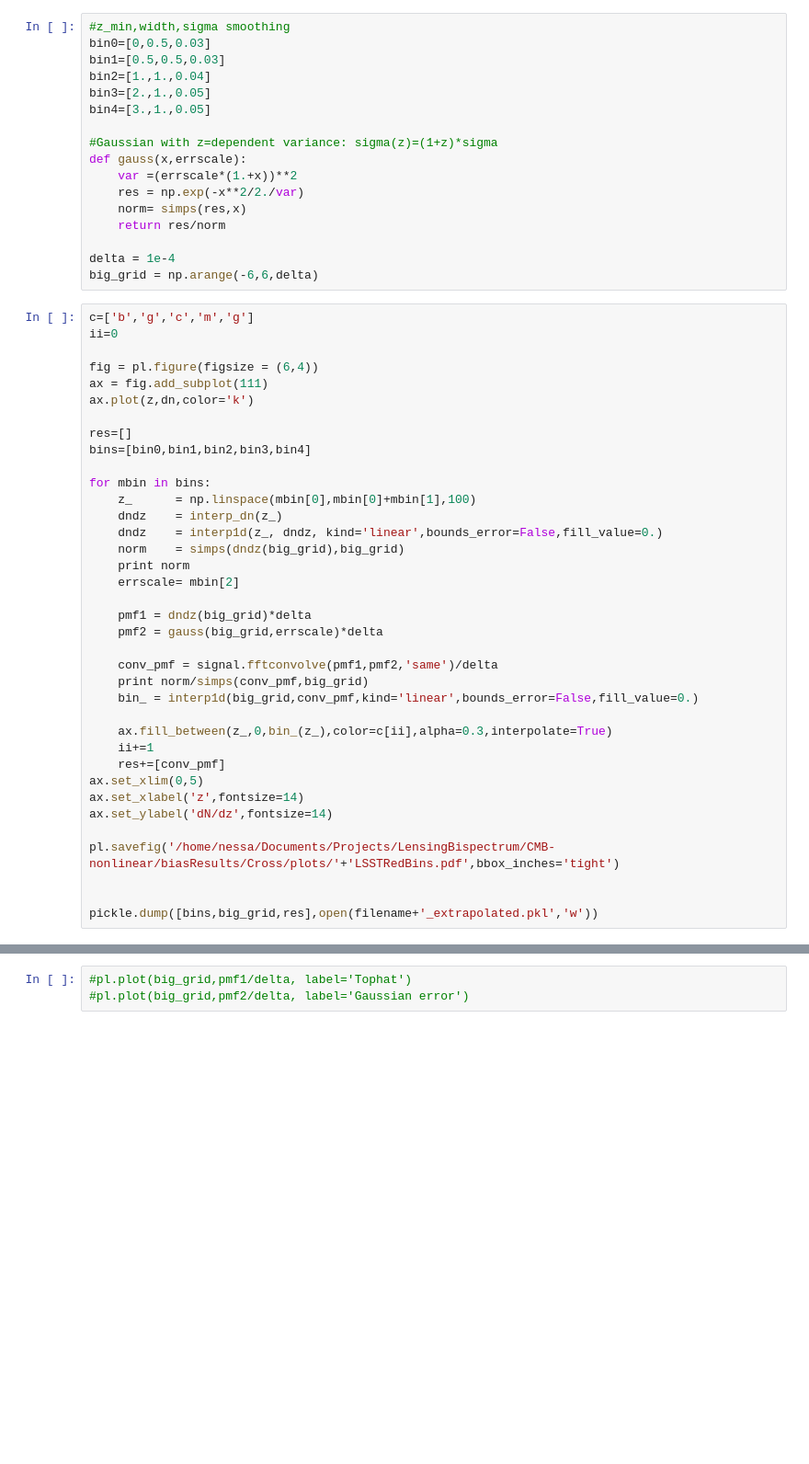
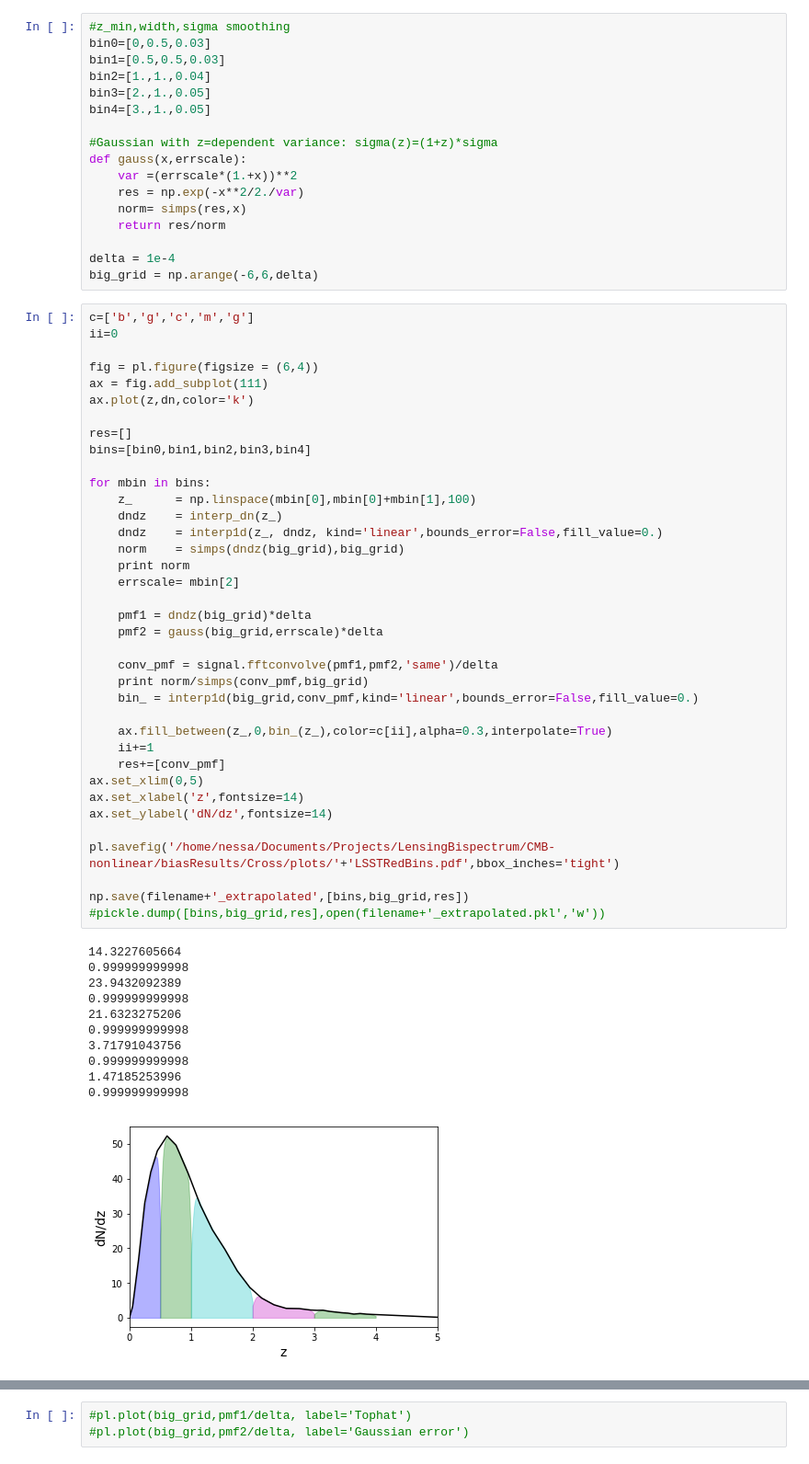
Before and after one commit to VMBoehm/BispectrumBias, a Jupyter notebook: Redshift Distribution LSST.ipynb, the cells around one changed output, grey strips where cells are left out. Shown at 92% size. Saved outputs shown, nothing was run; the diff lists cells and outputs as text; blank space fills up the shorter version.

```diff
--- a/Redshift Distribution LSST.ipynb
+++ b/Redshift Distribution LSST.ipynb
@@ -61,35 +65,47 @@ fig = pl.figure(figsize = (6,4))
 ax = fig.add_subplot(111)
 ax.plot(z,dn,color='k')
 
 res=[]
 bins=[bin0,bin1,bin2,bin3,bin4]
 
 for mbin in bins:
     z_      = np.linspace(mbin[0],mbin[0]+mbin[1],100)
     dndz    = interp_dn(z_)
     dndz    = interp1d(z_, dndz, kind='linear',bounds_error=False,fill_value=0.)
     norm    = simps(dndz(big_grid),big_grid)
     print norm
     errscale= mbin[2]
 
     pmf1 = dndz(big_grid)*delta
     pmf2 = gauss(big_grid,errscale)*delta
 
     conv_pmf = signal.fftconvolve(pmf1,pmf2,'same')/delta
     print norm/simps(conv_pmf,big_grid)
     bin_ = interp1d(big_grid,conv_pmf,kind='linear',bounds_error=False,fill_value=0.)
 
     ax.fill_between(z_,0,bin_(z_),color=c[ii],alpha=0.3,interpolate=True)
     ii+=1
     res+=[conv_pmf]
 ax.set_xlim(0,5)
 ax.set_xlabel('z',fontsize=14)
 ax.set_ylabel('dN/dz',fontsize=14)
 
 pl.savefig('/home/nessa/Documents/Projects/LensingBispectrum/CMB-nonlinear/biasResults/Cross/plots/'+'LSSTRedBins.pdf',bbox_inches='tight')
 
-
-pickle.dump([bins,big_grid,res],open(filename+'_extrapolated.pkl','w'))
+np.save(filename+'_extrapolated',[bins,big_grid,res])
+#pickle.dump([bins,big_grid,res],open(filename+'_extrapolated.pkl','w'))
+# %% [output]
+14.3227605664
+0.999999999998
+23.9432092389
+0.999999999998
+21.6323275206
+0.999999999998
+3.71791043756
+0.999999999998
+1.47185253996
+0.999999999998
+[figure, added]
 # %%
 for mbin in [bin0,bin1,bin2]:
     simple = stats.uniform(loc=mbin[0],scale=bin0[1])
```
Also changed, not shown: parts of 4 cells of this notebook, 10 other files.
